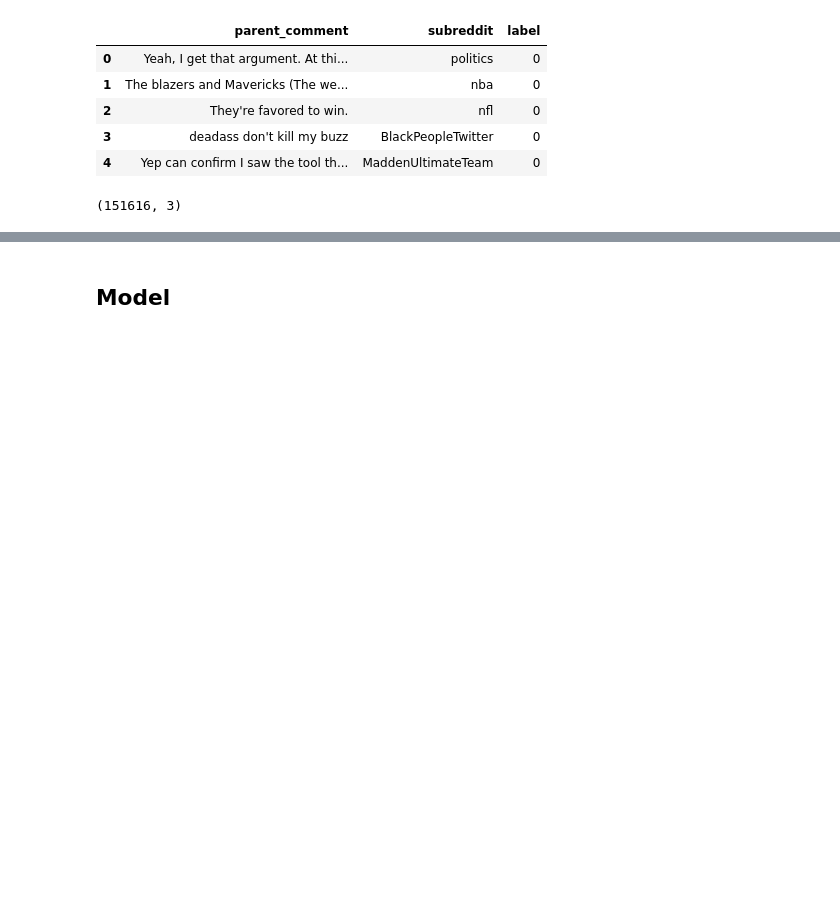
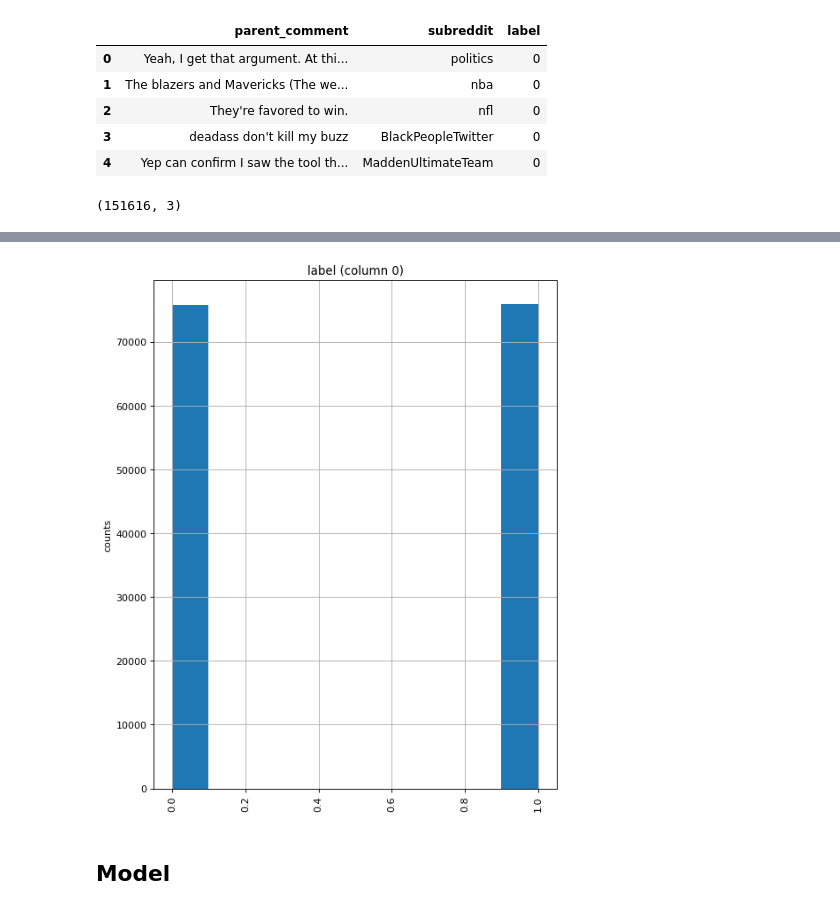
Before and after one commit to federicopessina/RedditSarcasm, a Jupyter notebook: main_notebook.ipynb, the cells around one changed output, grey strips where cells are left out. Drawn from its saved outputs; the diff is of its cells as text; code cells hidden in the pictures; blank space fills up the shorter version.

```diff
--- a/main_notebook.ipynb
+++ b/main_notebook.ipynb
@@ -387,3 +432,7 @@ test_label = test_data['label']
+# %%
+plot_per_column_distribution(test_data, 10, 5, "test_data_count_barplot")
+# %% [output]
+[figure, added]
 # %% [markdown]
 ## Model
 # %%
```
Also changed, not shown: parts of 29 cells of this notebook, 4 other files.
